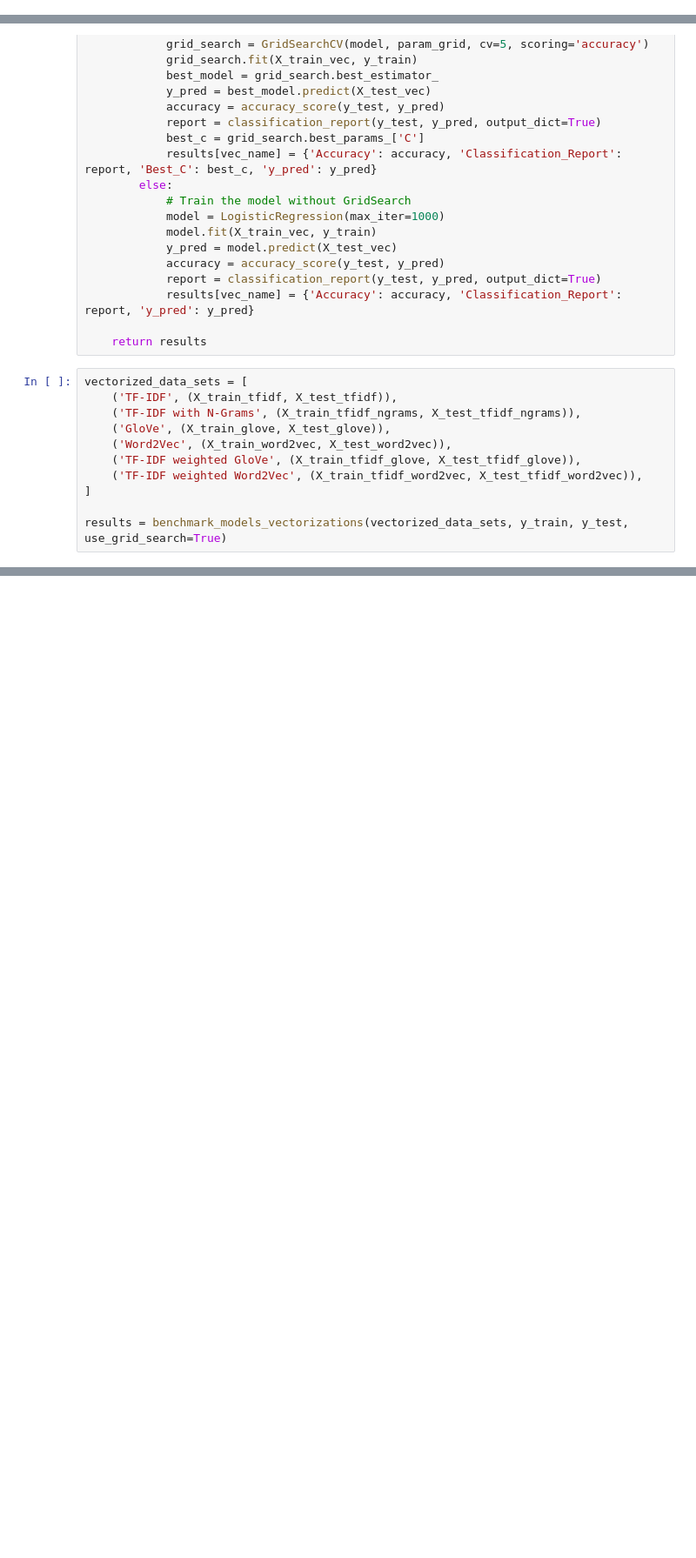
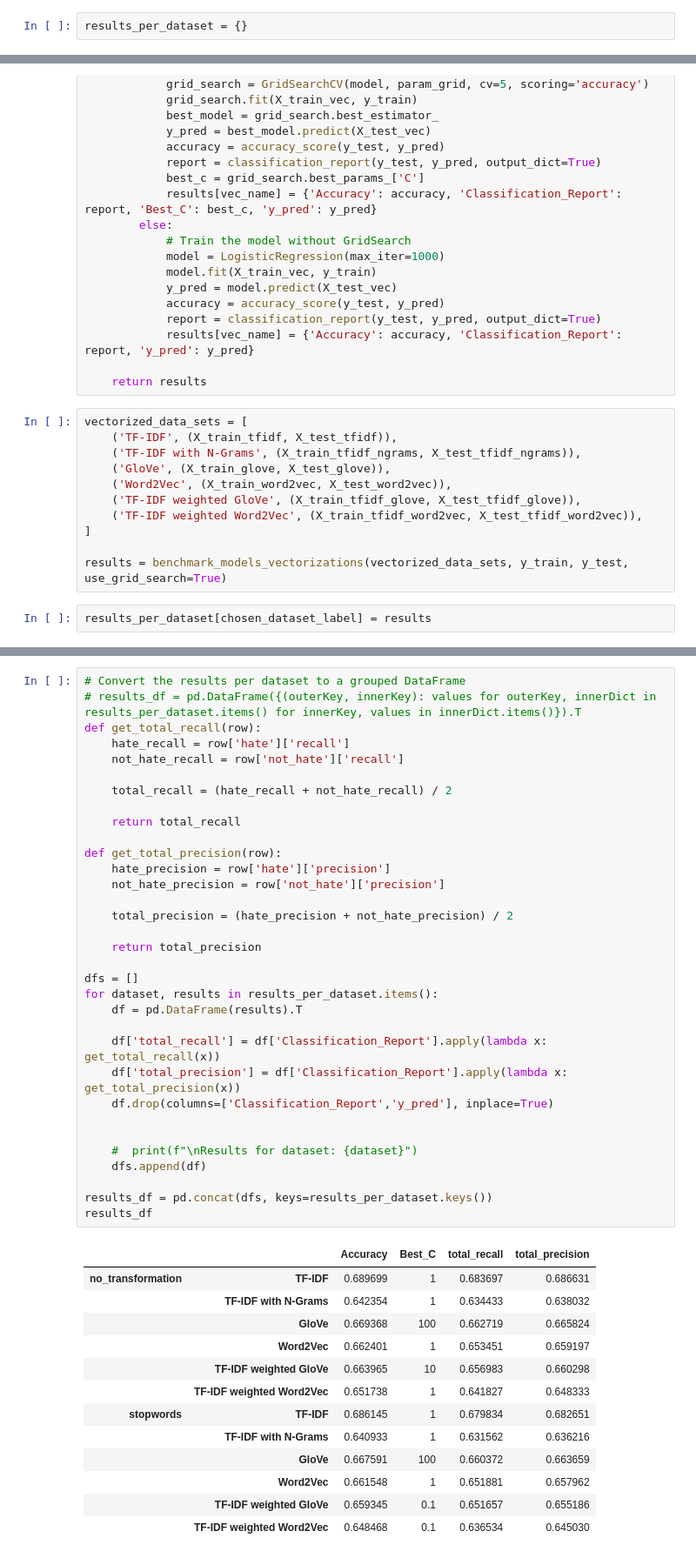
Before and after one commit to eliasmarcon/nlp_projekt, a Jupyter notebook: src/03_Logistic_Regression.ipynb, the cells around one changed output, grey strips where cells are left out. Shown at 87% size. Drawn from its saved outputs; the diff is of its cells as text; blank space fills up the shorter version.

```diff
--- a/src/03_Logistic_Regression.ipynb
+++ b/src/03_Logistic_Regression.ipynb
@@ -2,6 +2,8 @@
 # Logistic Regression
 # %% [markdown]
 ## Vectorization
+# %%
+results_per_dataset = {}
 # %%
 import pandas as pd
 import numpy as np
@@ -162,6 +165,8 @@ vectorized_data_sets = [
 ]
 
 results = benchmark_models_vectorizations(vectorized_data_sets, y_train, y_test, use_grid_search=True)
+# %%
+results_per_dataset[chosen_dataset_label] = results
 # %%
 for setup, result in results.items():
     print(f"{setup}:")
@@ -210,0 +216,47 @@ for name in results:
+# %%
+# Convert the results per dataset to a grouped DataFrame
+# results_df = pd.DataFrame({(outerKey, innerKey): values for outerKey, innerDict in results_per_dataset.items() for innerKey, values in innerDict.items()}).T
+def get_total_recall(row):
+    hate_recall = row['hate']['recall']
+    not_hate_recall = row['not_hate']['recall']
+
+    total_recall = (hate_recall + not_hate_recall) / 2
+
+    return total_recall
+
+def get_total_precision(row):
+    hate_precision = row['hate']['precision']
+    not_hate_precision = row['not_hate']['precision']
+
+    total_precision = (hate_precision + not_hate_precision) / 2
+
+    return total_precision
+
+dfs = []
+for dataset, results in results_per_dataset.items():
+    df = pd.DataFrame(results).T
+
+    df['total_recall'] = df['Classification_Report'].apply(lambda x: get_total_recall(x))
+    df['total_precision'] = df['Classification_Report'].apply(lambda x: get_total_precision(x))
+    df.drop(columns=['Classification_Report','y_pred'], inplace=True)
+
+
+    #  print(f"\nResults for dataset: {dataset}")
+    dfs.append(df)
+
+results_df = pd.concat(dfs, keys=results_per_dataset.keys())
+results_df
+# %% [output]
+|  |  | Accuracy | Best_C | total_recall | total_precision |
+| no_transformation | TF-IDF | 0.689699 | 1 | 0.683697 | 0.686631 |
+|  | TF-IDF with N-Grams | 0.642354 | 1 | 0.634433 | 0.638032 |
+|  | GloVe | 0.669368 | 100 | 0.662719 | 0.665824 |
+|  | Word2Vec | 0.662401 | 1 | 0.653451 | 0.659197 |
+|  | TF-IDF weighted GloVe | 0.663965 | 10 | 0.656983 | 0.660298 |
+|  | TF-IDF weighted Word2Vec | 0.651738 | 1 | 0.641827 | 0.648333 |
+| stopwords | TF-IDF | 0.686145 | 1 | 0.679834 | 0.682651 |
+|  | TF-IDF with N-Grams | 0.640933 | 1 | 0.631562 | 0.636216 |
+|  | GloVe | 0.667591 | 100 | 0.660372 | 0.663659 |
+|  | Word2Vec | 0.661548 | 1 | 0.651881 | 0.657962 |
+|  | TF-IDF weighted GloVe | 0.659345 | 0.1 | 0.651657 | 0.655186 |
+|  | TF-IDF weighted Word2Vec | 0.648468 | 0.1 | 0.636534 | 0.645030 |
```
Also changed, not shown: parts of 6 cells of this notebook, 1 other file.
